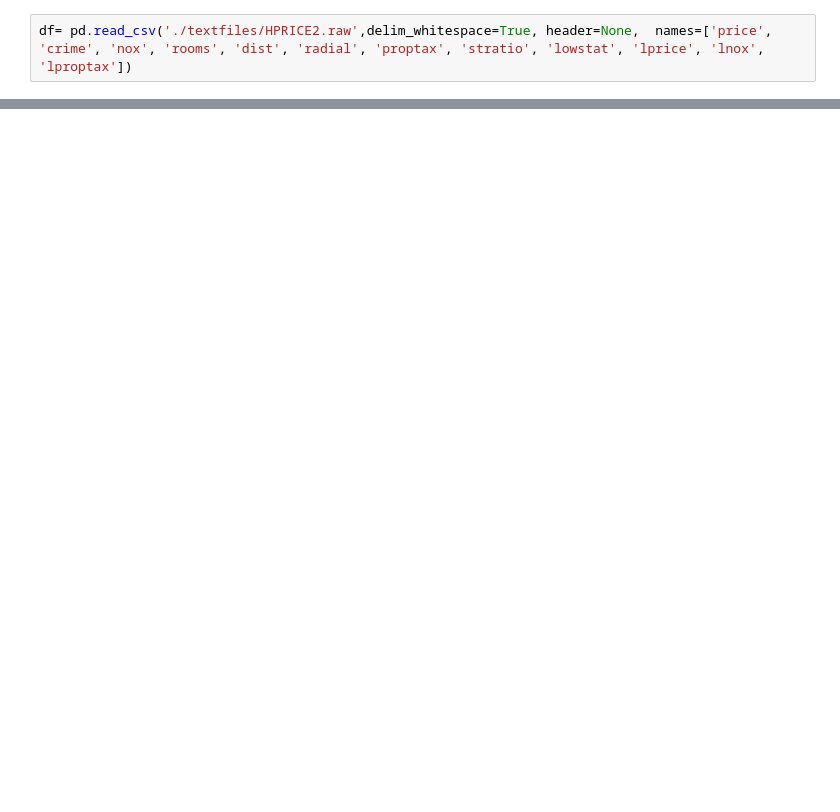
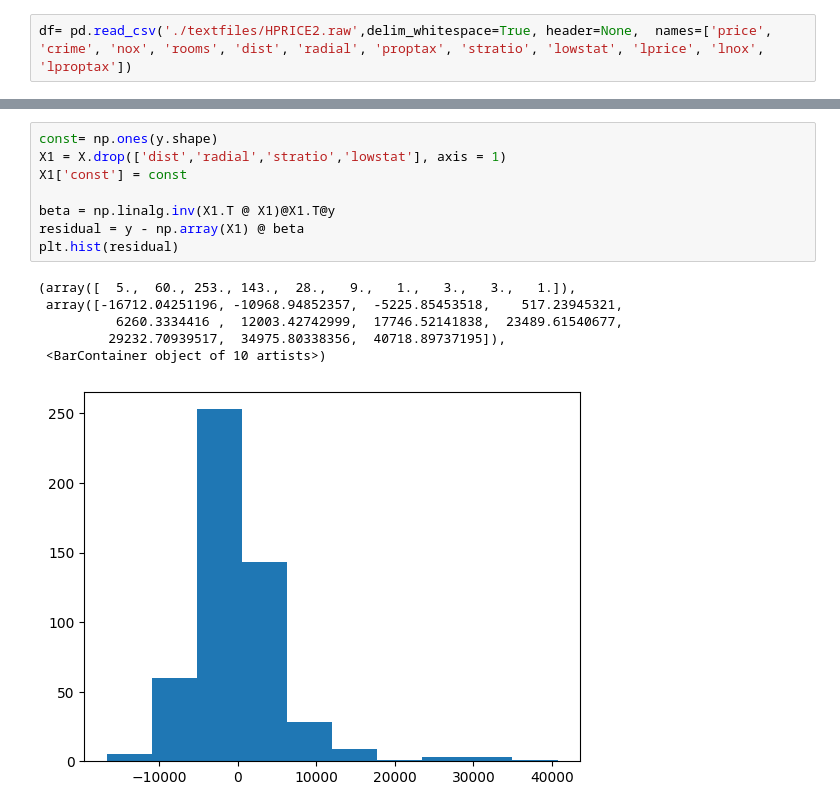
Before and after one commit to LucasChevrierGit/econometricsProject, a Jupyter notebook: project.ipynb, the cells around one changed output, grey strips where cells are left out. Drawn from its saved outputs; the diff is of its cells as text; blank space fills up the shorter version.

```diff
--- a/project.ipynb
+++ b/project.ipynb
@@ -84,3 +105,18 @@ X
 | 504 | 0.110 | 5.73 | 6.79 | 2.39 | 1 | 27.3 | 21.0 | 6.48 |
 | 505 | 0.047 | 5.73 | 6.03 | 2.51 | 1 | 27.3 | 21.0 | 7.88 |
 506 rows × 8 columns
+# %%
+const= np.ones(y.shape)
+X1 = X.drop(['dist','radial','stratio','lowstat'], axis = 1)
+X1['const'] = const
+
+beta = np.linalg.inv(X1.T @ X1)@X1.T@y
+residual = y - np.array(X1) @ beta
+plt.hist(residual)
+# %% [output]
+(array([  5.,  60., 253., 143.,  28.,   9.,   1.,   3.,   3.,   1.]),
+ array([-16712.04251196, -10968.94852357,  -5225.85453518,    517.23945321,
+          6260.3334416 ,  12003.42742999,  17746.52141838,  23489.61540677,
+         29232.70939517,  34975.80338356,  40718.89737195]),
+ <BarContainer object of 10 artists>)
+[figure, added]
```
Also changed, not shown: parts of 20 cells of this notebook.
